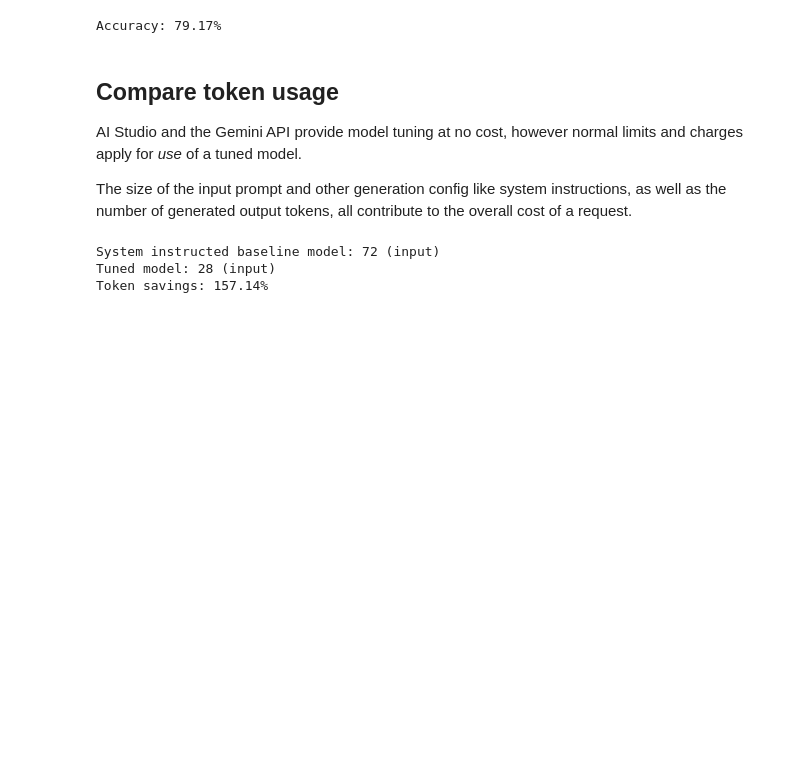
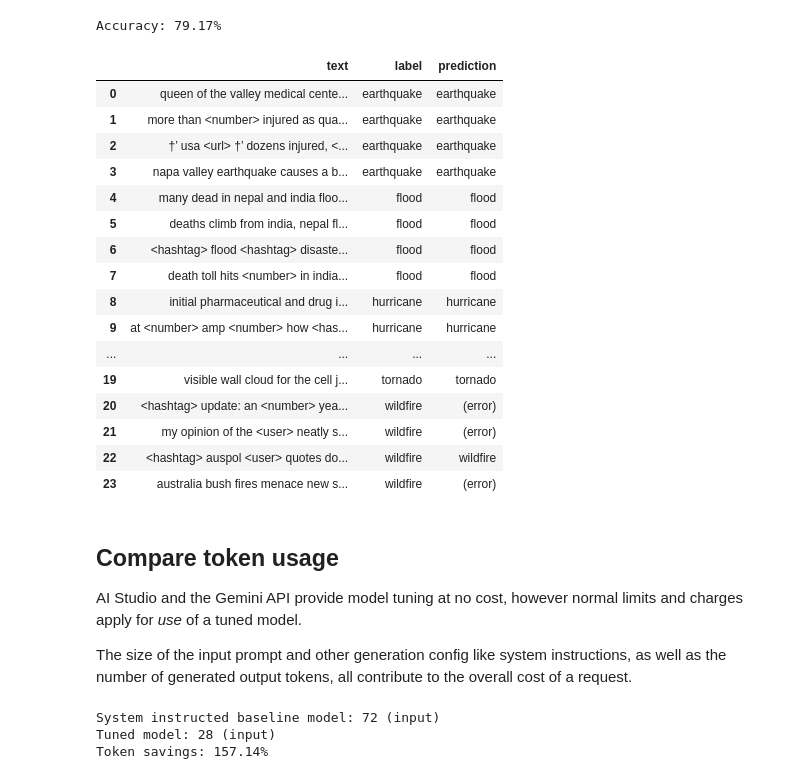
Before and after one commit to mylsklaark/google_gen_ai, a Jupyter notebook: text_categoriser.ipynb, the cells around one changed output. Cells and saved outputs as stored; diff of their text form; code cells hidden in the pictures; blank space fills up the shorter version.

```diff
--- a/text_categoriser.ipynb
+++ b/text_categoriser.ipynb
@@ -783,6 +783,26 @@ install "ipywidgets" for Jupyter support
   warnings.warn('install "ipywidgets" for Jupyter support')
 [interactive output not drawn]
 Accuracy: 79.17%
+# %%
+df_model_eval
+# %% [output]
+|  | text | label | prediction |
+| 0 | queen of the valley medical cente... | earthquake | earthquake |
+| 1 | more than <number> injured as qua... | earthquake | earthquake |
+| 2 | †’ usa <url> †’ dozens injured, <... | earthquake | earthquake |
+| 3 | napa valley earthquake causes a b... | earthquake | earthquake |
+| 4 | many dead in nepal and india floo... | flood | flood |
+| 5 | deaths climb from india, nepal fl... | flood | flood |
+| 6 | <hashtag> flood <hashtag> disaste... | flood | flood |
+| 7 | death toll hits <number> in india... | flood | flood |
+| 8 | initial pharmaceutical and drug i... | hurricane | hurricane |
+| 9 | at <number> amp <number> how <has... | hurricane | hurricane |
+| ... | ... | ... | ... |
+| 19 | visible wall cloud for the cell j... | tornado | tornado |
+| 20 | <hashtag> update: an <number> yea... | wildfire | (error) |
+| 21 | my opinion of the <user> neatly s... | wildfire | (error) |
+| 22 | <hashtag> auspol <user> quotes do... | wildfire | wildfire |
+| 23 | australia bush fires menace new s... | wildfire | (error) |
 # %% [markdown]
 ## Compare token usage
 
```
